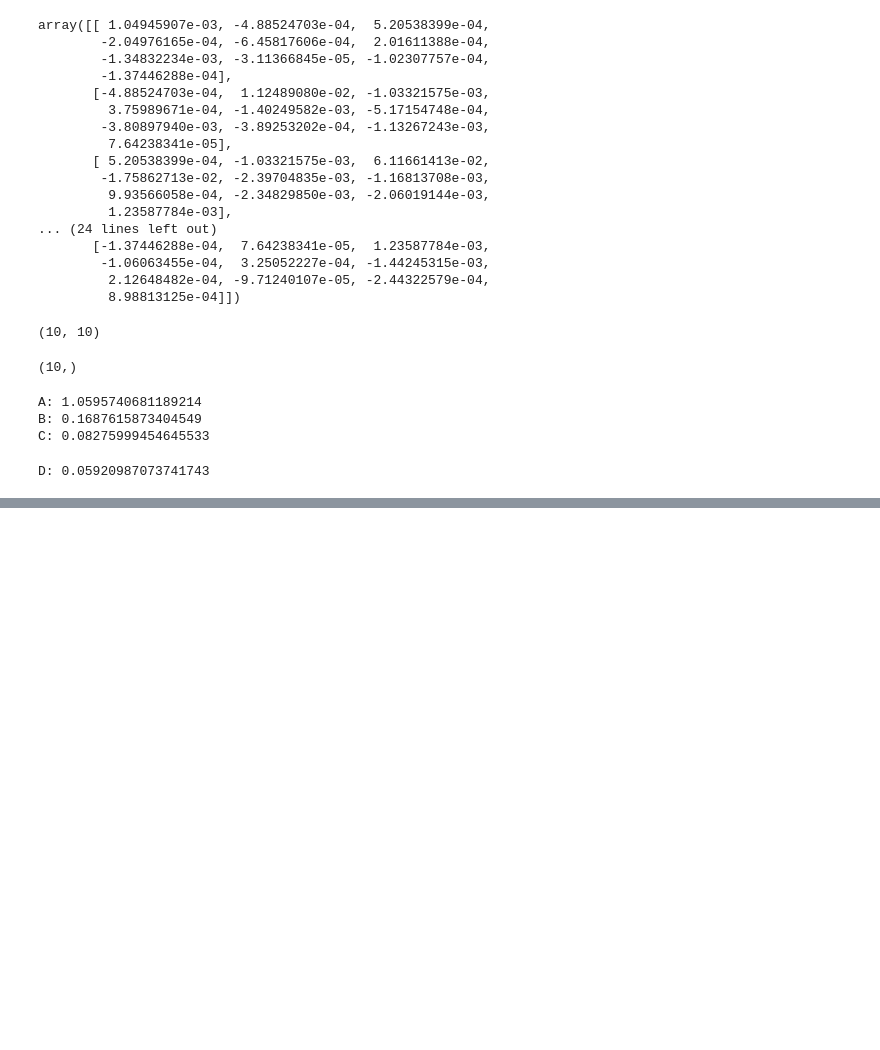
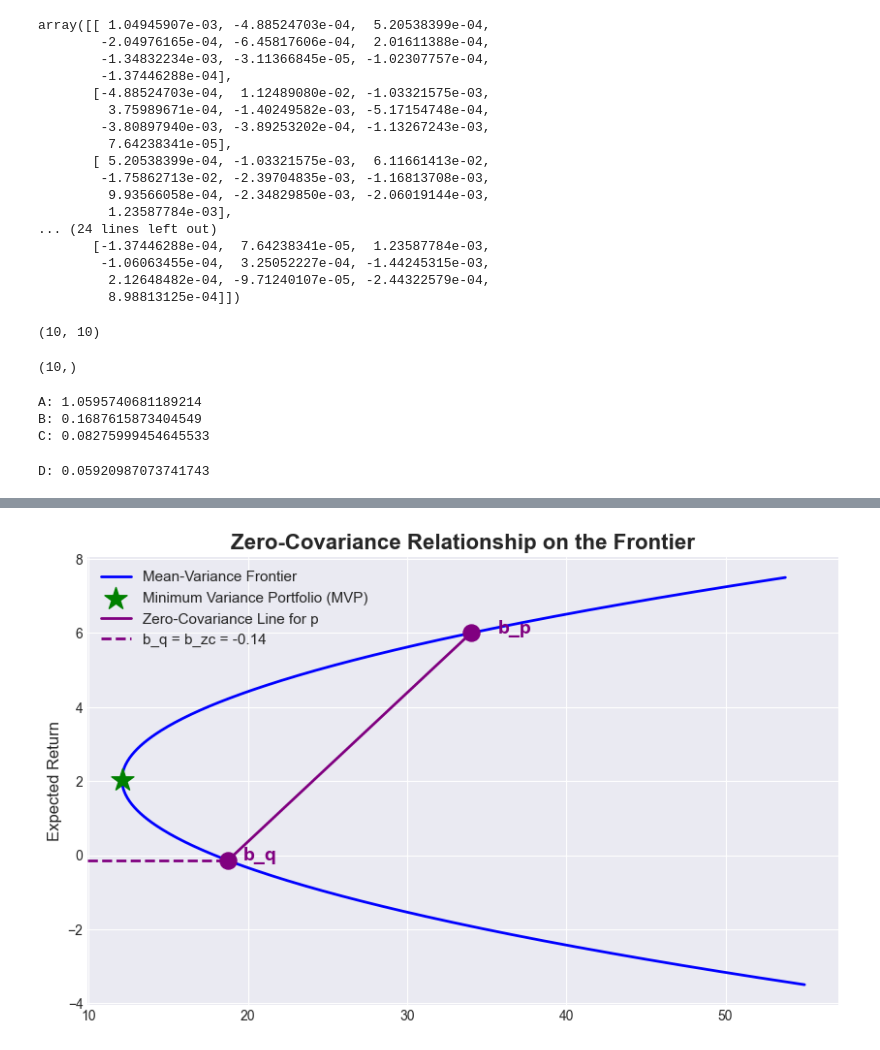
Before and after one commit to debarshi29/Finance-DA241, a Jupyter notebook: Assignment 2/assignment_2.ipynb, the cells around one changed output, grey strips where cells are left out. Cells and saved outputs as stored; diff of their text form; code cells hidden in the pictures; blank space fills up the shorter version.

```diff
--- a/Assignment 2/assignment_2.ipynb
+++ b/Assignment 2/assignment_2.ipynb
@@ -225,0 +226,29 @@ plt.show()
+# %%
+# Plot zero covariance Relationship on Mean - Variance frontier
+b_p = 6
+var_p = (C / D) * (b_p - B / C)**2 + (1 / C)
+
+y_zc = (B / C) - D / (C**2 * (b_p - B / C))
+var_zc = (C / D) * (y_zc - B / C)**2 + (1 / C)
+
+fig, ax = plt.subplots(figsize=(10, 6))
+
+ax.plot(x_var, y, 'b-', linewidth=2, label='Mean-Variance Frontier')
+ax.scatter((1/C), (B/C), marker='*', color='green', s=300, zorder=100, label='Minimum Variance Portfolio (MVP)')
+
+ax.scatter([var_p, var_zc], [b_p, y_zc], marker='o', color='purple', s=150, zorder=5)
+ax.text(var_p * 1.05, b_p, 'b_p', fontsize=14, fontweight='bold', color='purple')
+ax.text(var_zc * 1.05, y_zc, 'b_q', fontsize=14, fontweight='bold', color='purple')
+
+ax.plot([var_p, var_zc], [b_p, y_zc], color='purple', linestyle='-', linewidth=2, label='Zero-Covariance Line for p')
+
+ax.axhline(y=y_zc, xmin=0, xmax=var_zc / plt.xlim()[1] - 0.15, color='purple', linestyle='--', linewidth = 2, label=f'b_q = b_zc = {y_zc:.2f}')
+
+ax.set_title('Zero-Covariance Relationship on the Frontier', fontsize=16, fontweight='bold')
+ax.legend(fontsize=11)
+plt.ylabel('Expected Return', fontsize=12)
+ax.grid(True)
+
+plt.show()
+# %% [output]
+[figure, added]
```
Also changed, not shown: parts of 2 cells of this notebook.
